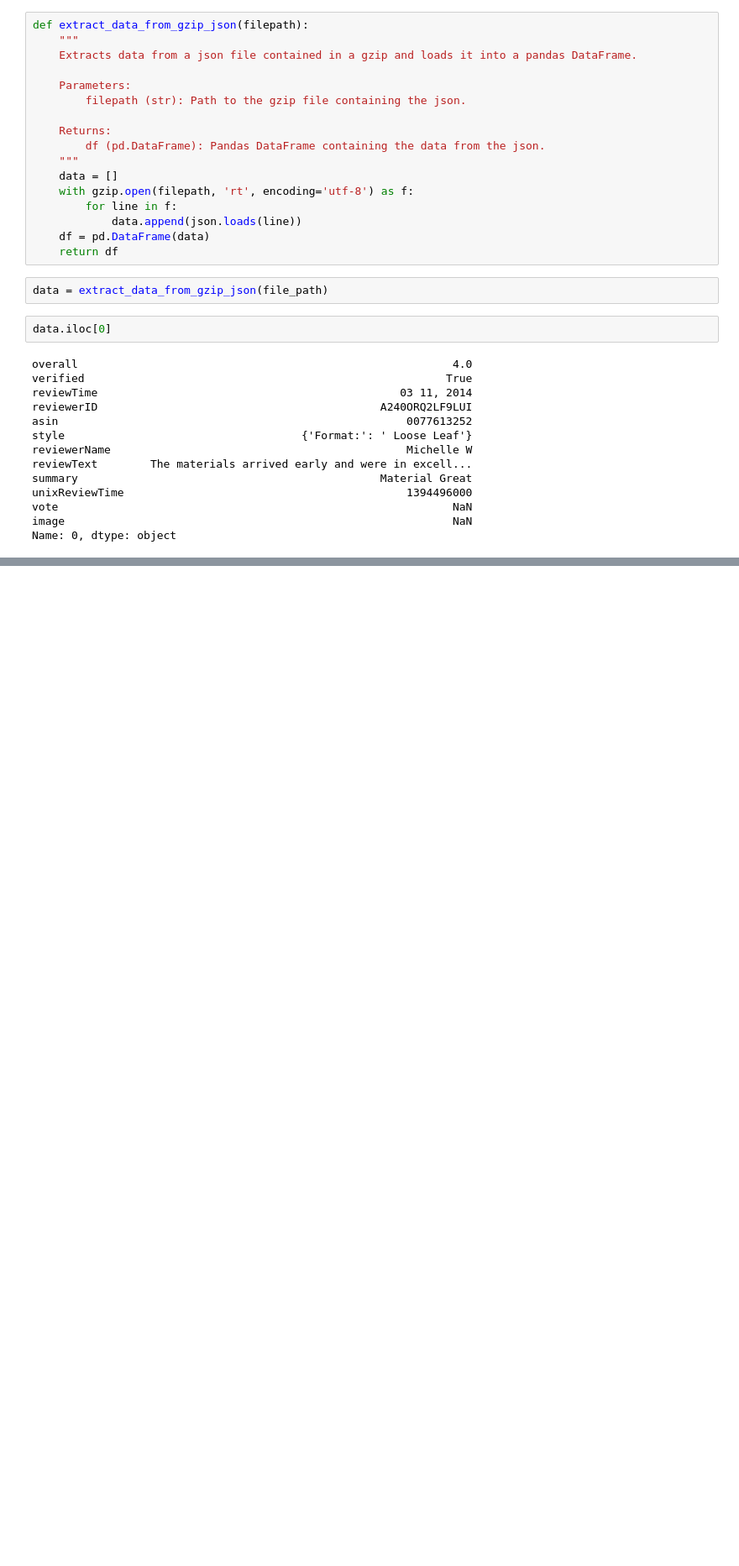
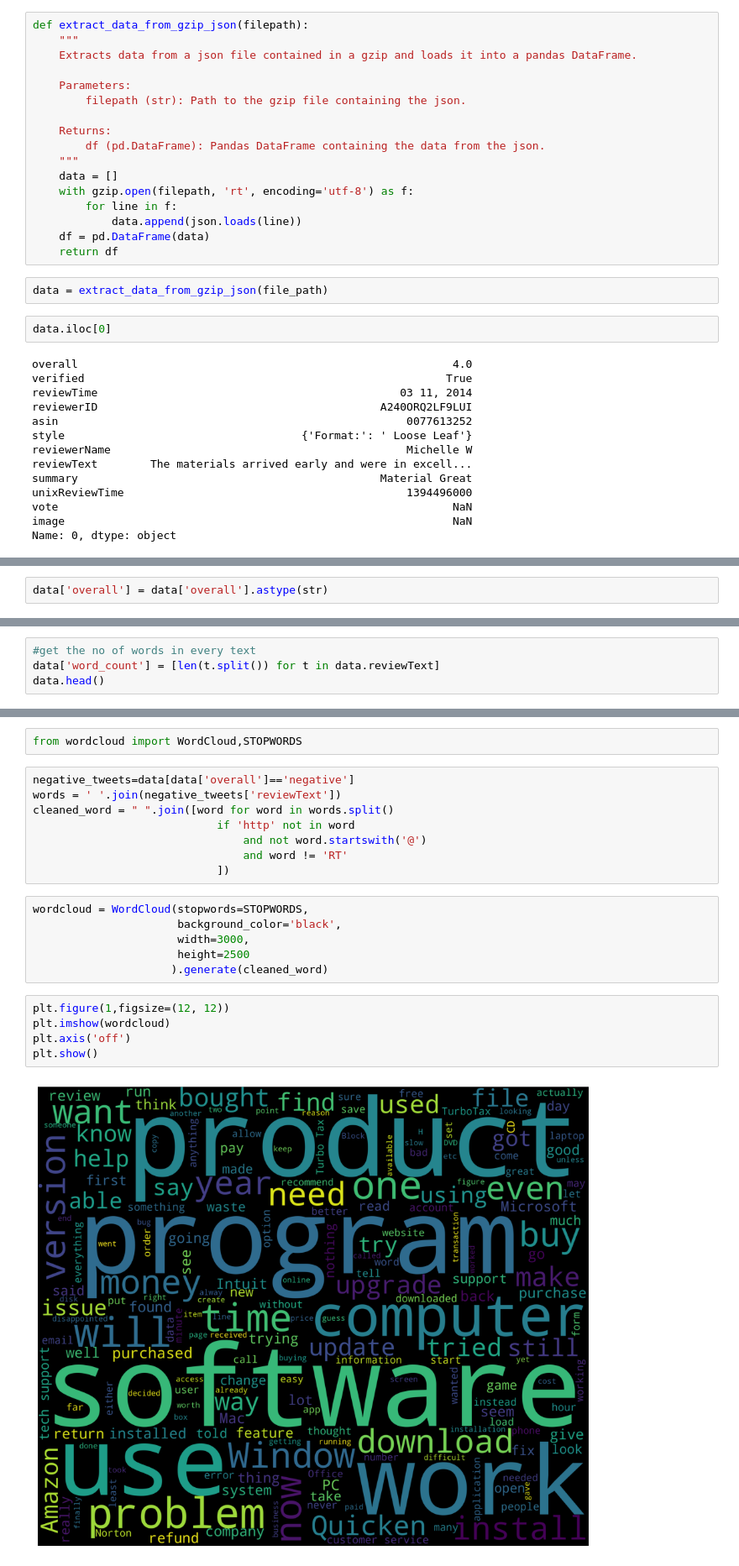
Before and after one commit to cfreeman22/D213, a Jupyter notebook: d213_task2_b.ipynb, the cells around one changed output, grey strips where cells are left out. Shown at 84% size. Drawn from its saved outputs; the diff is of its cells as text; blank space fills up the shorter version.

```diff
--- a/d213_task2_b.ipynb
+++ b/d213_task2_b.ipynb
@@ -50,0 +216,2 @@ Name: 0, dtype: object
+# %%
+data['overall'] = data['overall'].astype(str)
@@ -50,0 +225,4 @@ Name: 0, dtype: object
+# %%
+#get the no of words in every text
+data['word_count'] = [len(t.split()) for t in data.reviewText]
+data.head()
@@ -50,0 +236,23 @@ Name: 0, dtype: object
+# %%
+from wordcloud import WordCloud,STOPWORDS
+# %%
+negative_tweets=data[data['overall']=='negative']
+words = ' '.join(negative_tweets['reviewText'])
+cleaned_word = " ".join([word for word in words.split()
+                            if 'http' not in word
+                                and not word.startswith('@')
+                                and word != 'RT'
+                            ])
+# %%
+wordcloud = WordCloud(stopwords=STOPWORDS,
+                      background_color='black',
+                      width=3000,
+                      height=2500
+                     ).generate(cleaned_word)
+# %%
+plt.figure(1,figsize=(12, 12))
+plt.imshow(wordcloud)
+plt.axis('off')
+plt.show()
+# %% [output]
+[figure, added]
```
Also changed, not shown: parts of 21 cells of this notebook.
